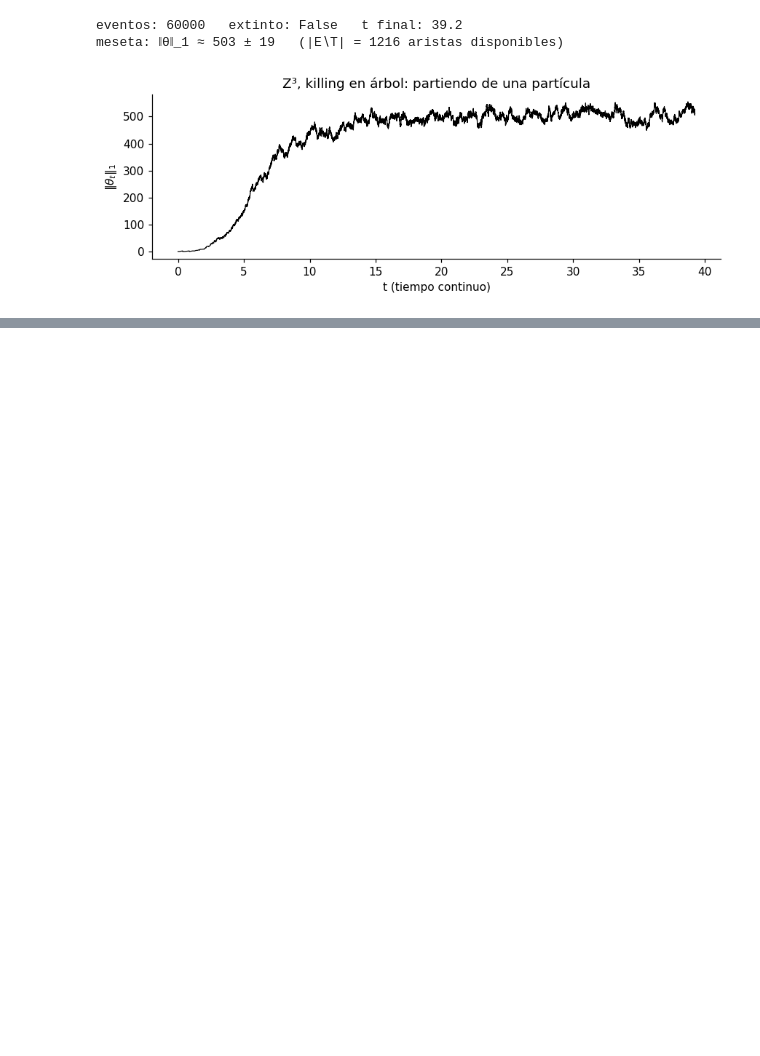
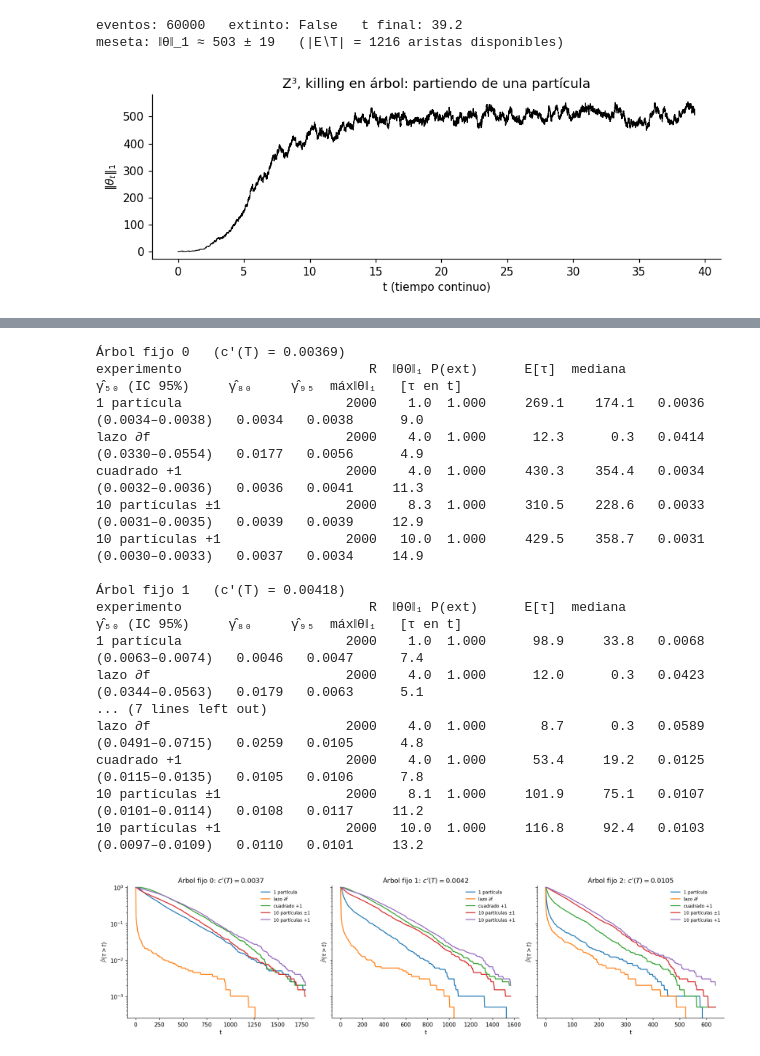
Before and after one commit to martinmaturana777/Branching-Process-Complexes, a Jupyter notebook: branching_process_complexes.ipynb, the cells around one changed output, grey strips where cells are left out. Cells and saved outputs as stored; diff of their text form; code cells hidden in the pictures; blank space fills up the shorter version.

```diff
--- a/branching_process_complexes.ipynb
+++ b/branching_process_complexes.ipynb
@@ -1301,0 +1407,49 @@ meseta: ‖θ‖_1 ≈ 503 ± 19   (|E∖T| = 1216 aristas disponibles)
+# %%
+cx_q = build_cubical_complex(L_REF)
+avoid_q = (init_single_particle(cx_q, None) != 0) | (init_unit_square(cx_q, None) != 0)
+FIXED_TREES = [spanning_tree_avoiding_mask(cx_q.d1, avoid_q, np.random.default_rng(100 + k)) for k in range(3)]
+
+
+def quenched_initial_conditions(T0):
+    """Condiciones iniciales compatibles con el árbol fijo T0."""
+    return {
+        "1 partícula": init_single_particle,
+        "lazo ∂f": init_oriented_square,
+        "cuadrado +1": init_unit_square,
+        "10 partículas ±1": partial(init_random_particles, n=10, signed=True, forbidden=T0),
+        "10 partículas +1": partial(init_random_particles, n=10, signed=False, forbidden=T0),
+    }
+
+
+samples_q = []
+fig, axes = plt.subplots(1, 3, figsize=(16, 4.3), sharey=True)
+for k, T0 in enumerate(FIXED_TREES):
+    c_T0 = poincare_constant(cx_q.d2, T0)[0]
+    print(f"Árbol fijo {k}   (c'(T) = {c_T0:.5f})")
+    samples_k = [extinction_sample(name, L_REF, f, partial(kill_fixed, mask=T0), R_REF, master_seed=SEED + 600 + 10 * k + j)
+                 for j, (name, f) in enumerate(quenched_initial_conditions(T0).items())]
+    print_summary(samples_k)
+    print()
+    samples_q.append(samples_k)
+    plot_survival(axes[k], samples_k, show_fit=False)
+    axes[k].set_title(fr"Árbol fijo {k}: $c'(T)={c_T0:.4f}$")
+plt.tight_layout(); plt.show()
+# %% [output]
+Árbol fijo 0   (c'(T) = 0.00369)
+experimento                        R  ‖θ0‖₁ P(ext)      E[τ]  mediana               γ̂₅₀ (IC 95%)     γ̂₈₀     γ̂₉₅  máx‖θ‖₁   [τ en t]
+1 partícula                     2000    1.0  1.000     269.1    174.1   0.0036    (0.0034–0.0038)   0.0034   0.0038      9.0
+lazo ∂f                         2000    4.0  1.000      12.3      0.3   0.0414    (0.0330–0.0554)   0.0177   0.0056      4.9
+cuadrado +1                     2000    4.0  1.000     430.3    354.4   0.0034    (0.0032–0.0036)   0.0036   0.0041     11.3
+10 partículas ±1                2000    8.3  1.000     310.5    228.6   0.0033    (0.0031–0.0035)   0.0039   0.0039     12.9
+10 partículas +1                2000   10.0  1.000     429.5    358.7   0.0031    (0.0030–0.0033)   0.0037   0.0034     14.9
+
+Árbol fijo 1   (c'(T) = 0.00418)
+experimento                        R  ‖θ0‖₁ P(ext)      E[τ]  mediana               γ̂₅₀ (IC 95%)     γ̂₈₀     γ̂₉₅  máx‖θ‖₁   [τ en t]
+1 partícula                     2000    1.0  1.000      98.9     33.8   0.0068    (0.0063–0.0074)   0.0046   0.0047      7.4
+lazo ∂f                         2000    4.0  1.000      12.0      0.3   0.0423    (0.0344–0.0563)   0.0179   0.0063      5.1
+... (7 lines left out)
+lazo ∂f                         2000    4.0  1.000       8.7      0.3   0.0589    (0.0491–0.0715)   0.0259   0.0105      4.8
+cuadrado +1                     2000    4.0  1.000      53.4     19.2   0.0125    (0.0115–0.0135)   0.0105   0.0106      7.8
+10 partículas ±1                2000    8.1  1.000     101.9     75.1   0.0107    (0.0101–0.0114)   0.0108   0.0117     11.2
+10 partículas +1                2000   10.0  1.000     116.8     92.4   0.0103    (0.0097–0.0109)   0.0110   0.0101     13.2
+[figure, added]
```
Also changed, not shown: parts of 91 cells of this notebook, 9 other files.
